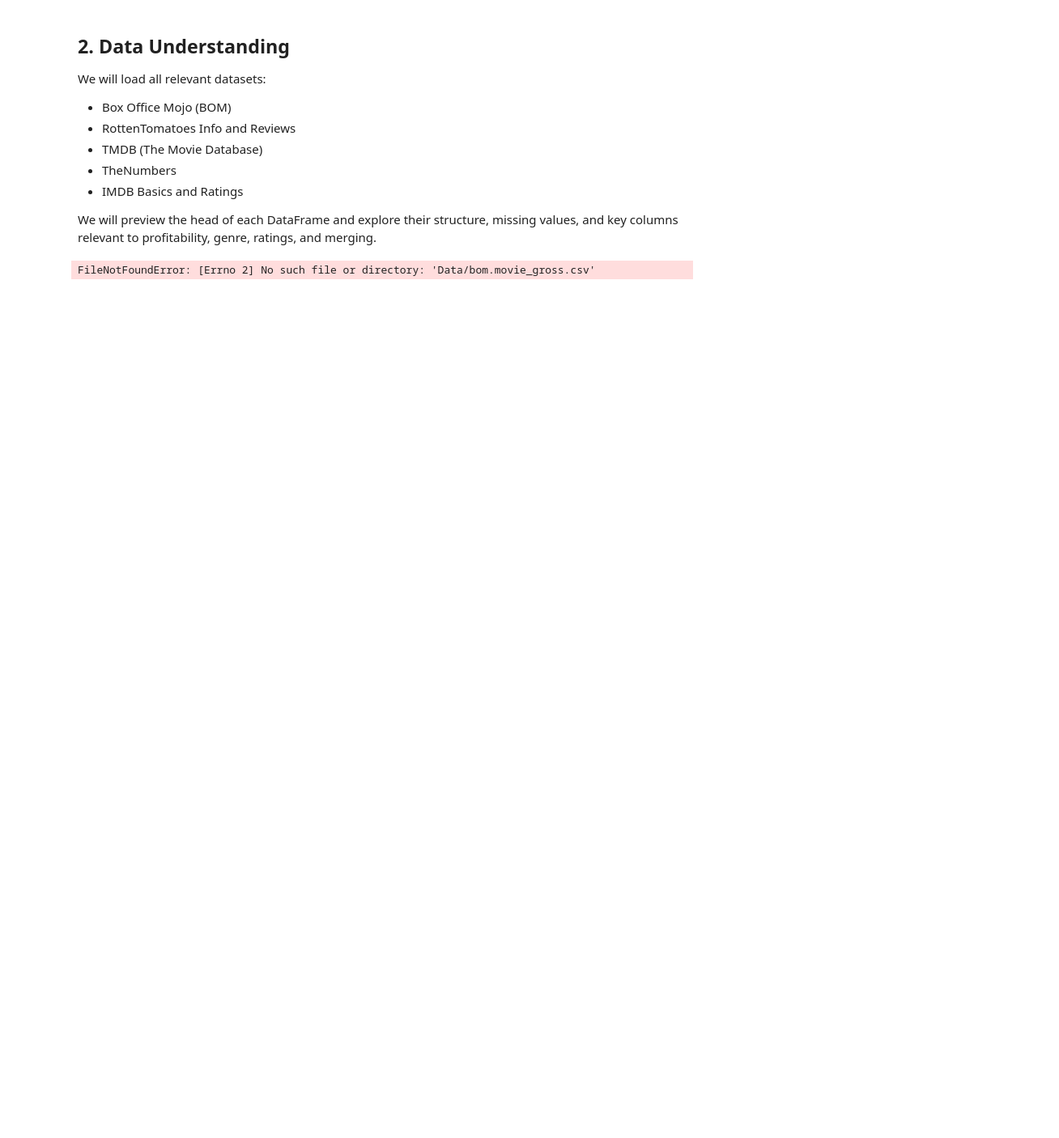
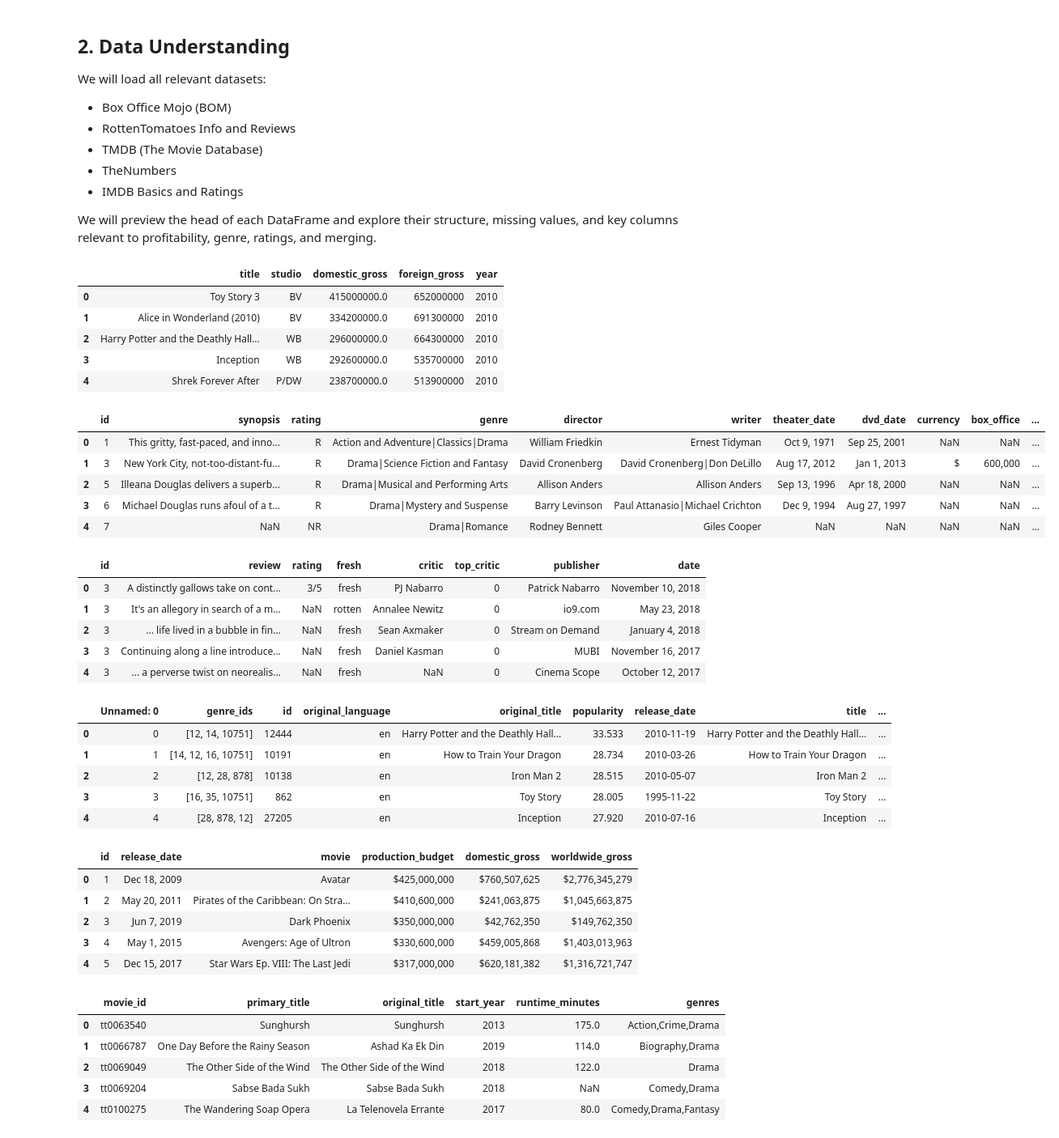
Before and after one commit to OpusDEI-cloud/dsc-phase-2-project-PT11-Grp4, a Jupyter notebook: Notebooks/Exploratory notebook 2.ipynb, the cells around one changed output. Shown: that part at 81% size. Cells and saved outputs as stored; diff of their text form; code cells hidden in the pictures; blank space fills up the shorter version.

Commit message:
Data loading correct raw file paths added

```diff
--- a/Notebooks/Exploratory notebook 2.ipynb
+++ b/Notebooks/Exploratory notebook 2.ipynb
@@ -37,26 +37,61 @@ We will preview the head of each DataFrame and explore their structure, missing
 # %%
 import pandas as pd
 import sqlite3
 
 # Load CSV/TSV files
-df_bom = pd.read_csv('Data/bom.movie_gross.csv')
-df_rt_info = pd.read_csv('Data/rt.movie_info.tsv', sep='\t')
-df_rt_reviews = pd.read_csv('Data/rt.reviews.tsv', sep='\t', encoding='latin-1', low_memory=False)
-df_tmdb = pd.read_csv('Data/tmdb.movies.csv')
-df_tn = pd.read_csv('Data/tn.movie_budgets.csv')
+df_bom = pd.read_csv(r'C:\Users\DAVID\Documents\Moringa\Phase2\Assessments\dsc-phase-2-project-PT11-Group4\Data\bom.movie_gross.csv')
+df_rt_info = pd.read_csv(r'C:\Users\DAVID\Documents\Moringa\Phase2\Assessments\dsc-phase-2-project-PT11-Group4\Data\rt.movie_info.tsv', sep='\t')
+df_rt_reviews = pd.read_csv(r'C:\Users\DAVID\Documents\Moringa\Phase2\Assessments\dsc-phase-2-project-PT11-Group4\Data\rt.reviews.tsv', sep='\t', encoding='latin-1', low_memory=False)
+df_tmdb = pd.read_csv(r'C:\Users\DAVID\Documents\Moringa\Phase2\Assessments\dsc-phase-2-project-PT11-Group4\Data\tmdb.movies.csv')
+df_tn = pd.read_csv(r'C:\Users\DAVID\Documents\Moringa\Phase2\Assessments\dsc-phase-2-project-PT11-Group4\Data\tn.movie_budgets.csv')
 
 # Connect to IMDB SQLite database and load tables
-conn = sqlite3.connect(r'Data/im.db')
+conn = sqlite3.connect(r'C:\Users\DAVID\Documents\Moringa\Phase2\Assessments\dsc-phase-2-project-PT11-Group4\Data\im.db')
 df_imdb_basics = pd.read_sql_query("SELECT * FROM movie_basics", conn)
 df_imdb_ratings = pd.read_sql_query("SELECT * FROM movie_ratings", conn)
 
 # Preview heads
 display(df_bom.head())
 display(df_rt_info.head())
 display(df_rt_reviews.head())
 display(df_tmdb.head())
 display(df_tn.head())
 display(df_imdb_basics.head())
 display(df_imdb_ratings.head())
 # %% [output]
-FileNotFoundError: [Errno 2] No such file or directory: 'Data/bom.movie_gross.csv'
+|  | title | studio | domestic_gross | foreign_gross | year |
+| 0 | Toy Story 3 | BV | 415000000.0 | 652000000 | 2010 |
+| 1 | Alice in Wonderland (2010) | BV | 334200000.0 | 691300000 | 2010 |
+| 2 | Harry Potter and the Deathly Hall... | WB | 296000000.0 | 664300000 | 2010 |
+| 3 | Inception | WB | 292600000.0 | 535700000 | 2010 |
+| 4 | Shrek Forever After | P/DW | 238700000.0 | 513900000 | 2010 |
+|  | id | synopsis | rating | genre | director | writer | theater_date | dvd_date | currency | box_office | ... |
+| 0 | 1 | This gritty, fast-paced, and inno... | R | Action and Adventure|Classics|Drama | William Friedkin | Ernest Tidyman | Oct 9, 1971 | Sep 25, 2001 | NaN | NaN | ... |
+| 1 | 3 | New York City, not-too-distant-fu... | R | Drama|Science Fiction and Fantasy | David Cronenberg | David Cronenberg|Don DeLillo | Aug 17, 2012 | Jan 1, 2013 | $ | 600,000 | ... |
+| 2 | 5 | Illeana Douglas delivers a superb... | R | Drama|Musical and Performing Arts | Allison Anders | Allison Anders | Sep 13, 1996 | Apr 18, 2000 | NaN | NaN | ... |
+| 3 | 6 | Michael Douglas runs afoul of a t... | R | Drama|Mystery and Suspense | Barry Levinson | Paul Attanasio|Michael Crichton | Dec 9, 1994 | Aug 27, 1997 | NaN | NaN | ... |
+| 4 | 7 | NaN | NR | Drama|Romance | Rodney Bennett | Giles Cooper | NaN | NaN | NaN | NaN | ... |
+|  | id | review | rating | fresh | critic | top_critic | publisher | date |
+| 0 | 3 | A distinctly gallows take on cont... | 3/5 | fresh | PJ Nabarro | 0 | Patrick Nabarro | November 10, 2018 |
+| 1 | 3 | It's an allegory in search of a m... | NaN | rotten | Annalee Newitz | 0 | io9.com | May 23, 2018 |
+| 2 | 3 | ... life lived in a bubble in fin... | NaN | fresh | Sean Axmaker | 0 | Stream on Demand | January 4, 2018 |
+| 3 | 3 | Continuing along a line introduce... | NaN | fresh | Daniel Kasman | 0 | MUBI | November 16, 2017 |
+| 4 | 3 | ... a perverse twist on neorealis... | NaN | fresh | NaN | 0 | Cinema Scope | October 12, 2017 |
+|  | Unnamed: 0 | genre_ids | id | original_language | original_title | popularity | release_date | title | ... |
+| 0 | 0 | [12, 14, 10751] | 12444 | en | Harry Potter and the Deathly Hall... | 33.533 | 2010-11-19 | Harry Potter and the Deathly Hall... | ... |
+| 1 | 1 | [14, 12, 16, 10751] | 10191 | en | How to Train Your Dragon | 28.734 | 2010-03-26 | How to Train Your Dragon | ... |
+| 2 | 2 | [12, 28, 878] | 10138 | en | Iron Man 2 | 28.515 | 2010-05-07 | Iron Man 2 | ... |
+| 3 | 3 | [16, 35, 10751] | 862 | en | Toy Story | 28.005 | 1995-11-22 | Toy Story | ... |
+| 4 | 4 | [28, 878, 12] | 27205 | en | Inception | 27.920 | 2010-07-16 | Inception | ... |
+|  | id | release_date | movie | production_budget | domestic_gross | worldwide_gross |
+| 0 | 1 | Dec 18, 2009 | Avatar | $425,000,000 | $760,507,625 | $2,776,345,279 |
+| 1 | 2 | May 20, 2011 | Pirates of the Caribbean: On Stra... | $410,600,000 | $241,063,875 | $1,045,663,875 |
+| 2 | 3 | Jun 7, 2019 | Dark Phoenix | $350,000,000 | $42,762,350 | $149,762,350 |
+| 3 | 4 | May 1, 2015 | Avengers: Age of Ultron | $330,600,000 | $459,005,868 | $1,403,013,963 |
+| 4 | 5 | Dec 15, 2017 | Star Wars Ep. VIII: The Last Jedi | $317,000,000 | $620,181,382 | $1,316,721,747 |
+|  | movie_id | primary_title | original_title | start_year | runtime_minutes | genres |
+| 0 | tt0063540 | Sunghursh | Sunghursh | 2013 | 175.0 | Action,Crime,Drama |
+| 1 | tt0066787 | One Day Before the Rainy Season | Ashad Ka Ek Din | 2019 | 114.0 | Biography,Drama |
+| 2 | tt0069049 | The Other Side of the Wind | The Other Side of the Wind | 2018 | 122.0 | Drama |
+| 3 | tt0069204 | Sabse Bada Sukh | Sabse Bada Sukh | 2018 | NaN | Comedy,Drama |
+| 4 | tt0100275 | The Wandering Soap Opera | La Telenovela Errante | 2017 | 80.0 | Comedy,Drama,Fantasy |
```
Also changed, not shown: parts of 2 cells of this notebook.
